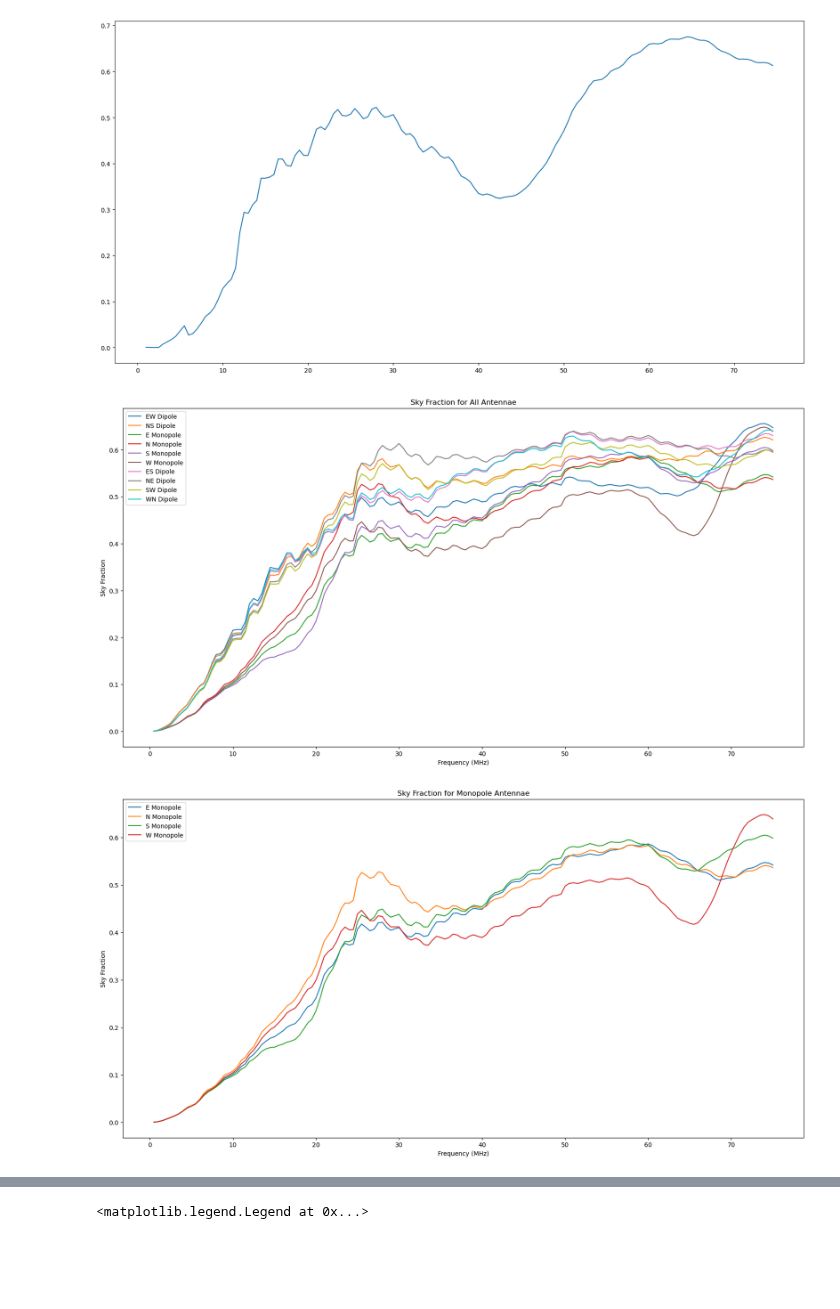
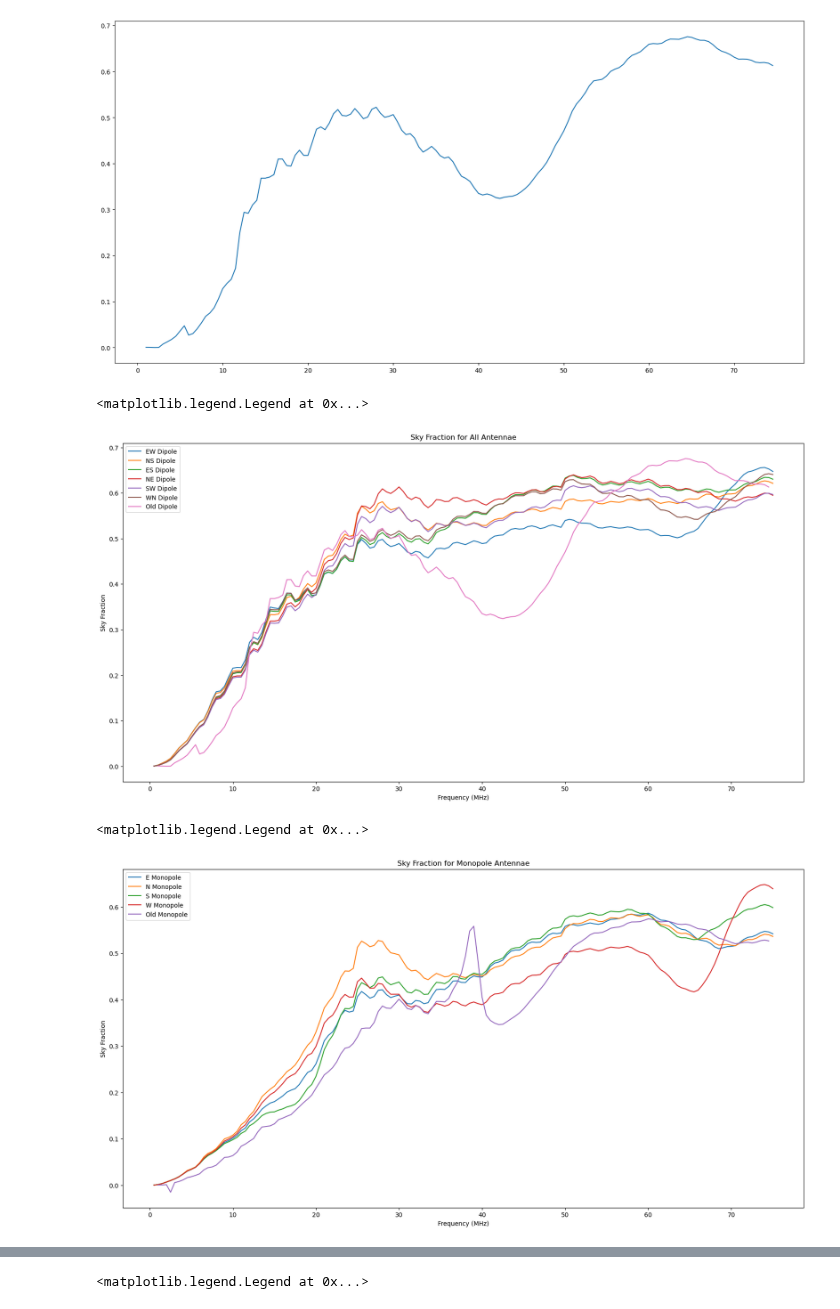
Before and after one commit to daba9359/LuCEE-Night_Simulation, a Jupyter notebook: Beam_weighted_foreground/Simulating_Beam_Weighted_Foreground.ipynb, the cells around one changed output, grey strips where cells are left out. Cells and saved outputs as stored; diff of their text form; code cells hidden in the pictures; blank space fills up the shorter version.

```diff
--- a/Beam_weighted_foreground/Simulating_Beam_Weighted_Foreground.ipynb
+++ b/Beam_weighted_foreground/Simulating_Beam_Weighted_Foreground.ipynb
@@ -580,27 +584,29 @@ plt.plot(x[1:149],skyfrac_dipole_old[1:149],label = "Old Dipole")
 # %%
 # Plot the sky fractions
 fig, ax = plt.subplots()
 fig.set_figheight(10)
 fig.set_figwidth(20)
 x = np.arange(0.5,75.5,0.5)
 plt.plot(x,skyfrac_dipole_EW_p180,label = "EW Dipole")
 plt.plot(x,skyfrac_dipole_NS_p180,label = "NS Dipole")
-plt.plot(x,skyfrac_monopole_E,label = "E Monopole")
-plt.plot(x,skyfrac_monopole_N,label = "N Monopole")
-plt.plot(x,skyfrac_monopole_S,label = "S Monopole")
-plt.plot(x,skyfrac_monopole_W,label = "W Monopole")
+# plt.plot(x,skyfrac_monopole_E,label = "E Monopole")
+# plt.plot(x,skyfrac_monopole_N,label = "N Monopole")
+# plt.plot(x,skyfrac_monopole_S,label = "S Monopole")
+# plt.plot(x,skyfrac_monopole_W,label = "W Monopole")
 plt.plot(x,skyfrac_dipole_ES_p180,label = "ES Dipole")
 plt.plot(x,skyfrac_dipole_NE_p180,label = "NE Dipole")
 plt.plot(x,skyfrac_dipole_SW_p180,label = "SW Dipole")
 plt.plot(x,skyfrac_dipole_WN_p180,label = "WN Dipole")
+plt.plot(x[1:149],skyfrac_dipole_old[1:149],label = "Old Dipole")
 plt.ylabel("Sky Fraction")
 plt.xlabel("Frequency (MHz)")
 plt.title("Sky Fraction for All Antennae")
 plt.legend()
 
-plt.savefig("Sky Fraction.png")
+#plt.savefig("Sky Fraction Dipole.png")
 # %% [output]
+<matplotlib.legend.Legend at 0x...>
-[figure, old version]
+[figure, new version]
 # %%
 # Plot the sky fractions
 x = np.arange(0.5,75.5,0.5)
@@ -611,11 +617,13 @@ plt.plot(x,skyfrac_monopole_E,label = "E Monopole")
 plt.plot(x,skyfrac_monopole_N,label = "N Monopole")
 plt.plot(x,skyfrac_monopole_S,label = "S Monopole")
 plt.plot(x,skyfrac_monopole_W,label = "W Monopole")
+plt.plot(x[1:149],skyfrac_monopole_old[1:149],label = "Old Monopole")
 
 plt.ylabel("Sky Fraction")
 plt.xlabel("Frequency (MHz)")
 plt.title("Sky Fraction for Monopole Antennae")
 plt.legend()
-plt.savefig("Sky Fraction Monopoles.png")
+#plt.savefig("Sky Fraction Monopoles.png")
 # %% [output]
+<matplotlib.legend.Legend at 0x...>
-[figure, old version]
+[figure, new version]
```
Also changed, not shown: parts of 17 cells of this notebook, 6 other files.
